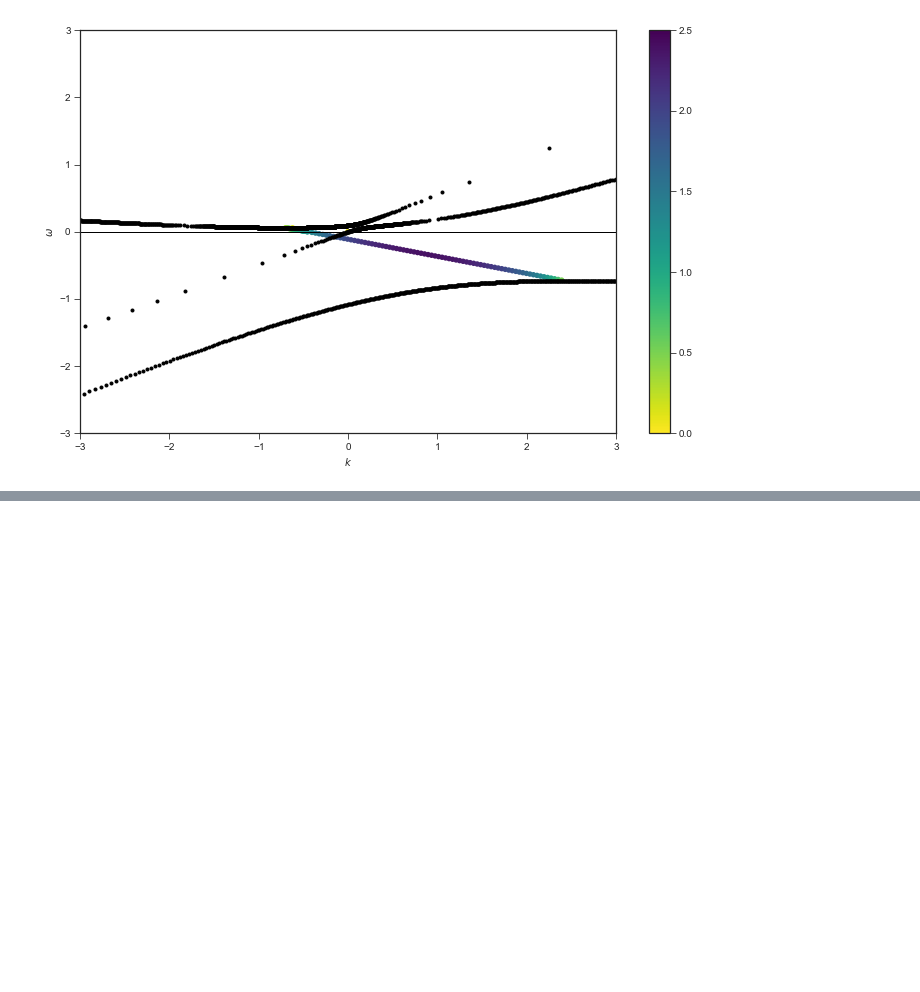
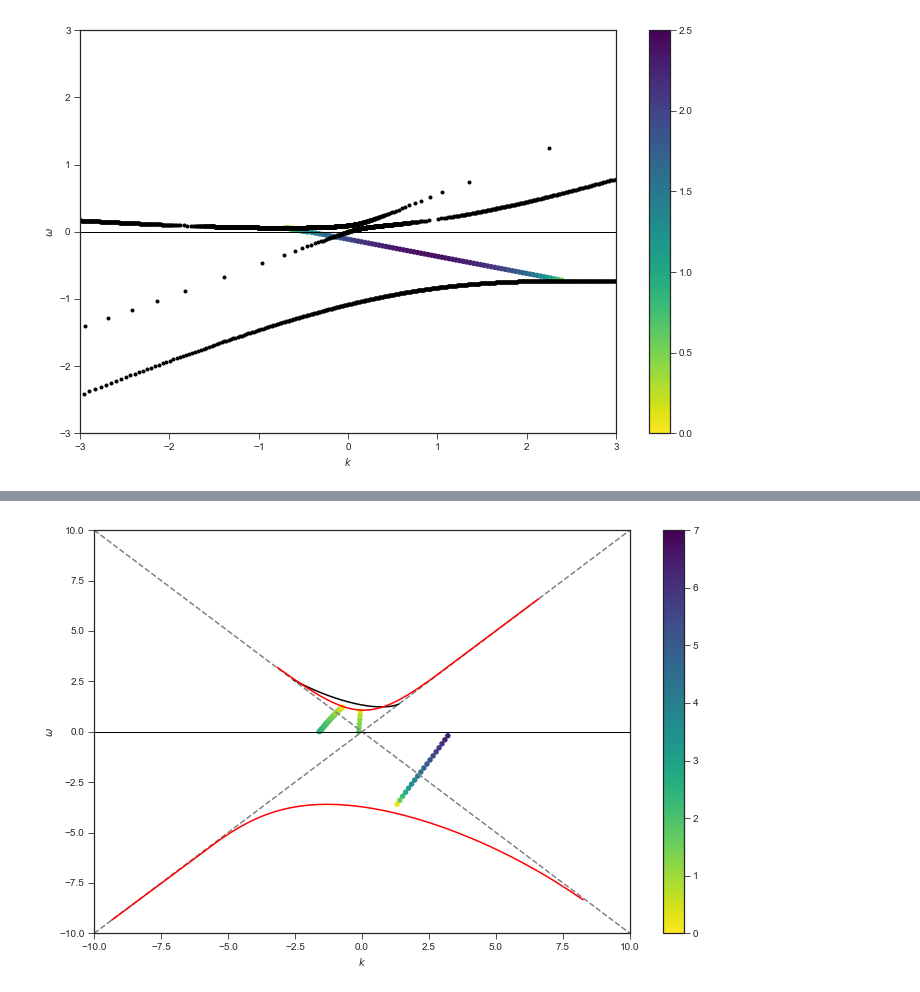
Before and after one commit to emptymalei/dispersion-relation-paper, a Jupyter notebook: program/plots.ipynb, the cells around one changed output, grey strips where cells are left out. Cells and saved outputs as stored; diff of their text form; code cells hidden in the pictures; blank space fills up the shorter version.

```diff
--- a/program/plots.ipynb
+++ b/program/plots.ipynb
@@ -387,0 +464,43 @@ plt.show()
+# %%
+spectGarchingMAADRData = np.transpose( np.genfromtxt ('data/dr-garching/okMAAdata-garching-01.csv', delimiter=",")  )
+spectGarchingMZApDRData = np.transpose( np.genfromtxt ('data/dr-garching/okMZApdata-garching-01.csv', delimiter=",")  )
+spectGarchingMZAmDRData = np.transpose( np.genfromtxt ('data/dr-garching/okMZAmdata-garching-01.csv', delimiter=",")  )
+
+lsaMAARODataGarching = np.transpose( np.genfromtxt ('data/dr-garching/maalsadata-garching-01-clean.csv', delimiter=",")  )
+lsaMZApRODataGarching = np.transpose( np.genfromtxt ('data/dr-garching/mzaplsadata-garching-01-clean.csv', delimiter=",")  )
+lsaMZAmRODataGarching = np.transpose( np.genfromtxt ('data/dr-garching/mzamlsadata-garching-01-clean.csv', delimiter=",")  )
+
+# lsaMAARODataBoxC1 = np.transpose( np.genfromtxt ('data/dr-garching/maalsadataC1Clean.csv', delimiter=",")  )
+# %%
+spectGarchingMAADRPlt,  spectGarchingMAADRDataPltax = plt.subplots()
+plt.plot(np.arange(-10,10,0.01), np.arange(-10,10,0.01) , '--', color='0.5' )
+plt.plot(np.arange(-10,10,0.01), -np.arange(-10,10,0.01) , '--' , color='0.5'  )
+
+plt.plot(spectGarchingMAADRData[0], -spectGarchingMAADRData[1],'-k')
+
+plt.plot(spectGarchingMZApDRData[0], -spectGarchingMZApDRData[1],'-r')
+plt.plot(spectGarchingMZAmDRData[0], -spectGarchingMZAmDRData[1],'-r')
+
+db3c4seg = 20;
+VMAX = 7;
+
+lsaMAARODataGarchingPlt =plt.scatter(lsaMAARODataGarching[1][::db3c4seg],lsaMAARODataGarching[0][::db3c4seg], c=lsaMAARODataGarching[2][::db3c4seg], s=lsaPTS, vmin=0 , vmax = VMAX, cmap=CBAR, edgecolors='none')
+plt.colorbar(lsaMAARODataGarchingPlt)
+
+lsaMZApRODataGarchingPlt =plt.scatter(lsaMZApRODataGarching[1][::db3c4seg],lsaMZApRODataGarching[0][::db3c4seg], c=lsaMZApRODataGarching[2][::db3c4seg], s=lsaPTS, vmin=0, vmax = VMAX, cmap=CBAR, edgecolors='none')
+# plt.colorbar(lsaMZApRODataGarchingPlt)
+
+lsaMZAmRODataGarchingPlt =plt.scatter(lsaMZAmRODataGarching[1][::db3c4seg],lsaMZAmRODataGarching[0][::db3c4seg], c=lsaMZAmRODataGarching[2][::db3c4seg], s=lsaPTS, vmin=0, vmax = VMAX, cmap=CBAR, edgecolors='none')
+# plt.colorbar(lsaMZAmRODataGarchingPlt)
+
+
+plt.axhline(y=0, xmin=0, xmax=1, linewidth=1, color = 'k')
+plt.xlim([-10,10])
+plt.ylim([-10,10])
+plt.xlabel('$k$')
+plt.ylabel('$\omega$')
+# plt.title('Dispersion Relation and Instabilities for WC1')
+plt.savefig('../assets/spectGarchingDRLSAPlt.pdf',bbox_inches='tight')
+plt.show()
+# %% [output]
+[figure, added]
```
Also changed, not shown: parts of 12 cells of this notebook, 20 other files.
